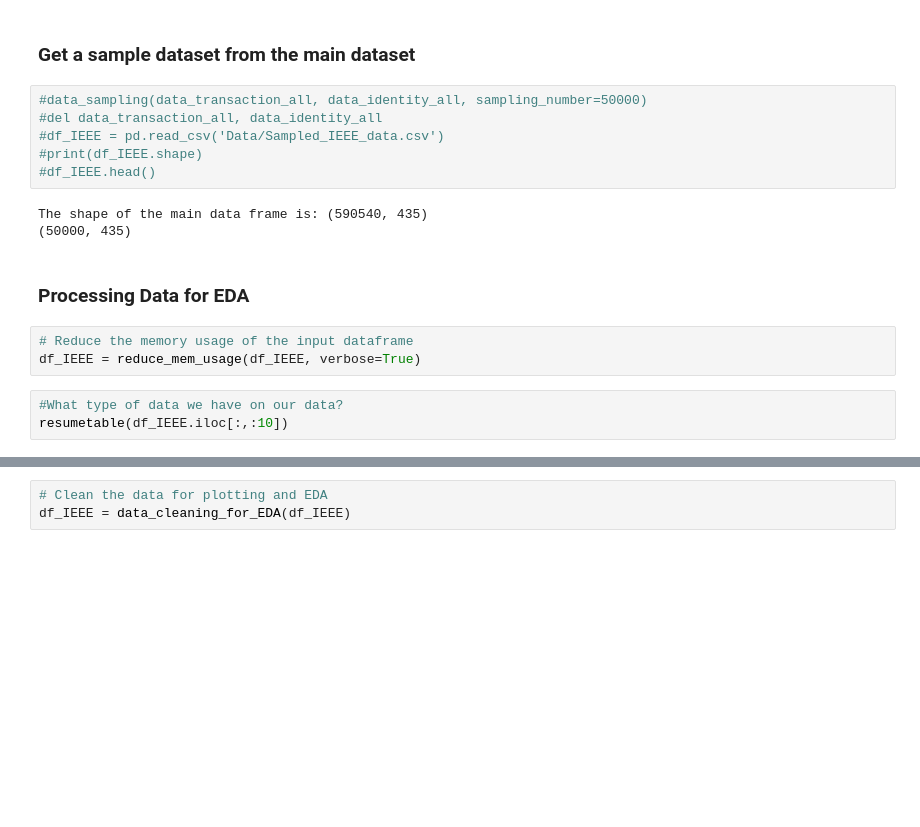
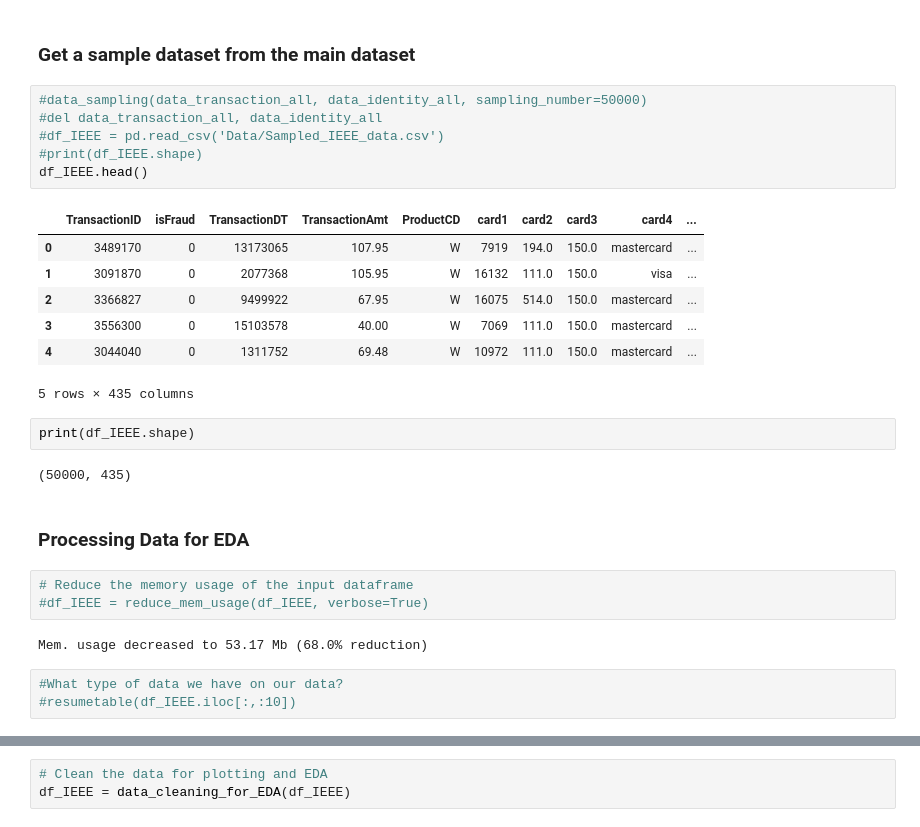
Before and after one commit to sharonk515/IEEE_CIS_Fraud_Detection_Project, a Jupyter notebook: Main_IEEE.ipynb, the cells around one changed output, grey strips where cells are left out. Saved outputs shown, nothing was run; the diff lists cells and outputs as text; blank space fills up the shorter version.

```diff
--- a/Main_IEEE.ipynb
+++ b/Main_IEEE.ipynb
@@ -47,20 +50,31 @@ Header Photo by Tim Evans on Unsplash
 # %%
 #data_sampling(data_transaction_all, data_identity_all, sampling_number=50000)
 #del data_transaction_all, data_identity_all
 #df_IEEE = pd.read_csv('Data/Sampled_IEEE_data.csv')
 #print(df_IEEE.shape)
-#df_IEEE.head()
+df_IEEE.head()
 # %% [output]
+|  | TransactionID | isFraud | TransactionDT | TransactionAmt | ProductCD | card1 | card2 | card3 | card4 | ... |
+| 0 | 3489170 | 0 | 13173065 | 107.95 | W | 7919 | 194.0 | 150.0 | mastercard | ... |
+| 1 | 3091870 | 0 | 2077368 | 105.95 | W | 16132 | 111.0 | 150.0 | visa | ... |
+| 2 | 3366827 | 0 | 9499922 | 67.95 | W | 16075 | 514.0 | 150.0 | mastercard | ... |
+| 3 | 3556300 | 0 | 15103578 | 40.00 | W | 7069 | 111.0 | 150.0 | mastercard | ... |
+| 4 | 3044040 | 0 | 1311752 | 69.48 | W | 10972 | 111.0 | 150.0 | mastercard | ... |
-The shape of the main data frame is: (590540, 435)
-(50000, 435)
+5 rows × 435 columns
+# %%
+print(df_IEEE.shape)
+# %% [output]
+(50000, 435)
 # %% [markdown]
 ### Processing Data for EDA
 # %%
 # Reduce the memory usage of the input dataframe
-df_IEEE = reduce_mem_usage(df_IEEE, verbose=True)
+#df_IEEE = reduce_mem_usage(df_IEEE, verbose=True)
+# %% [output]
+Mem. usage decreased to 53.17 Mb (68.0% reduction)
 # %%
 #What type of data we have on our data?
-resumetable(df_IEEE.iloc[:,:10])
+#resumetable(df_IEEE.iloc[:,:10])
 # %%
 # How many cols, rows, missing values we have?
 print('The number of datapoints is:', df_IEEE.shape[0])
```
Also changed, not shown: parts of 19 cells of this notebook, 2 other files.
